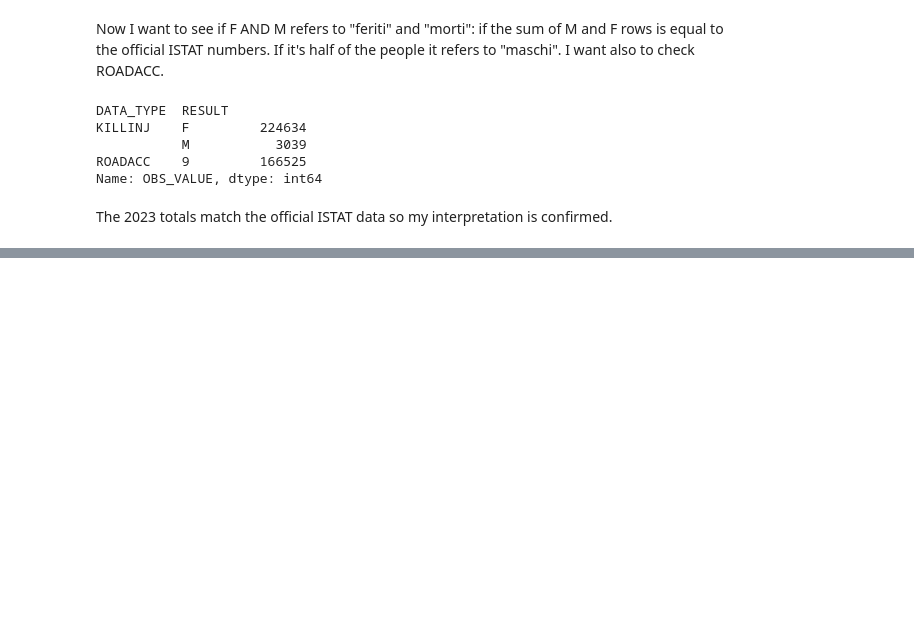
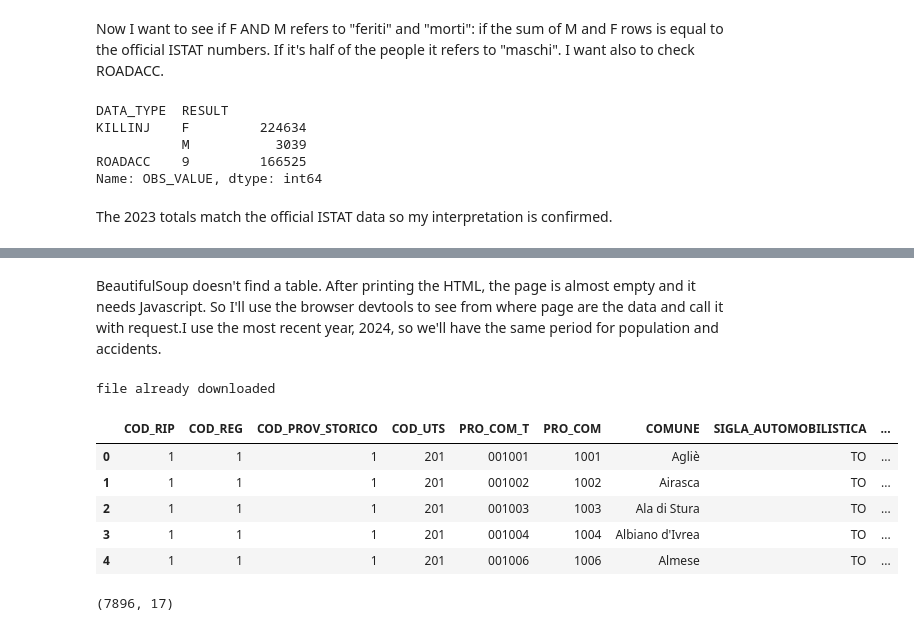
Before and after one commit to aledoll01-sys/progetto_finale, a Jupyter notebook: notebooks/01_data_collection.ipynb, the cells around one changed output, grey strips where cells are left out. Saved outputs shown, nothing was run; the diff lists cells and outputs as text; code cells hidden in the pictures; blank space fills up the shorter version.

```diff
--- a/notebooks/01_data_collection.ipynb
+++ b/notebooks/01_data_collection.ipynb
@@ -157,0 +187,2 @@ The 2023 totals match the official ISTAT data so my interpretation is confirmed.
+# %% [markdown]
+BeautifulSoup doesn't find a table. After printing the HTML, the page is almost empty and it needs Javascript. So I'll use the browser devtools to see from where page are the data and call it with request.I use the most recent year, 2024, so we'll have the same period for population and accidents.
@@ -157,0 +192,28 @@ The 2023 totals match the official ISTAT data so my interpretation is confirmed.
+# %%
+if os.path.exists(situas_path):
+    print("file already downloaded")
+else:
+    response = requests.post(situas_url)
+    if response.status_code == 200:
+        data = response.json()
+        df_situas = pd.DataFrame(data["body"])
+        df_situas.to_csv(situas_path, index=False)
+        print("file downloaded")
+    else:
+        print("error:", response.status_code)
+# %% [output]
+file already downloaded
+# %%
+df_situas = pd.read_csv(situas_path, dtype={"PRO_COM_T": str})
+df_situas.head()
+# %% [output]
+|  | COD_RIP | COD_REG | COD_PROV_STORICO | COD_UTS | PRO_COM_T | PRO_COM | COMUNE | SIGLA_AUTOMOBILISTICA | ... |
+| 0 | 1 | 1 | 1 | 201 | 001001 | 1001 | Agliè | TO | ... |
+| 1 | 1 | 1 | 1 | 201 | 001002 | 1002 | Airasca | TO | ... |
+| 2 | 1 | 1 | 1 | 201 | 001003 | 1003 | Ala di Stura | TO | ... |
+| 3 | 1 | 1 | 1 | 201 | 001004 | 1004 | Albiano d'Ivrea | TO | ... |
+| 4 | 1 | 1 | 1 | 201 | 001006 | 1006 | Almese | TO | ... |
+# %%
+df_situas.shape
+# %% [output]
+(7896, 17)
```
Also changed, not shown: parts of 9 cells of this notebook, 1 other file.
